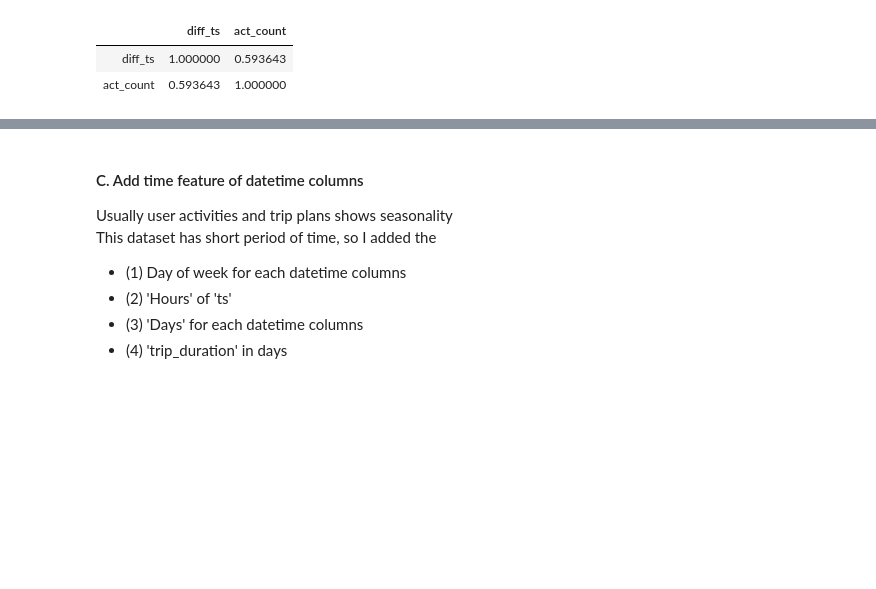
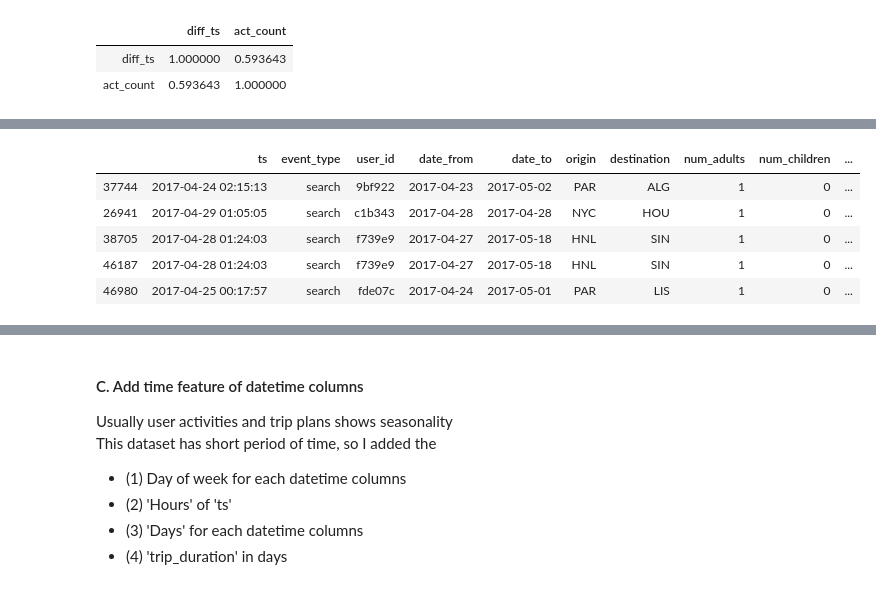
Before and after one commit to giallo41/book_destination, a Jupyter notebook: preprocessing.ipynb, the cells around one changed output, grey strips where cells are left out. Cells and saved outputs as stored; diff of their text form; code cells hidden in the pictures; blank space fills up the shorter version.

```diff
--- a/preprocessing.ipynb
+++ b/preprocessing.ipynb
@@ -218,0 +230,9 @@ df_event[['diff_ts', 'act_count']].corr(method ='pearson')
+# %%
+df_event[df_event['remain_time']<0]
+# %% [output]
+|  | ts | event_type | user_id | date_from | date_to | origin | destination | num_adults | num_children | ... |
+| 37744 | 2017-04-24 02:15:13 | search | 9bf922 | 2017-04-23 | 2017-05-02 | PAR | ALG | 1 | 0 | ... |
+| 26941 | 2017-04-29 01:05:05 | search | c1b343 | 2017-04-28 | 2017-04-28 | NYC | HOU | 1 | 0 | ... |
+| 38705 | 2017-04-28 01:24:03 | search | f739e9 | 2017-04-27 | 2017-05-18 | HNL | SIN | 1 | 0 | ... |
+| 46187 | 2017-04-28 01:24:03 | search | f739e9 | 2017-04-27 | 2017-05-18 | HNL | SIN | 1 | 0 | ... |
+| 46980 | 2017-04-25 00:17:57 | search | fde07c | 2017-04-24 | 2017-05-01 | PAR | LIS | 1 | 0 | ... |
```
Also changed, not shown: parts of 6 cells of this notebook.
